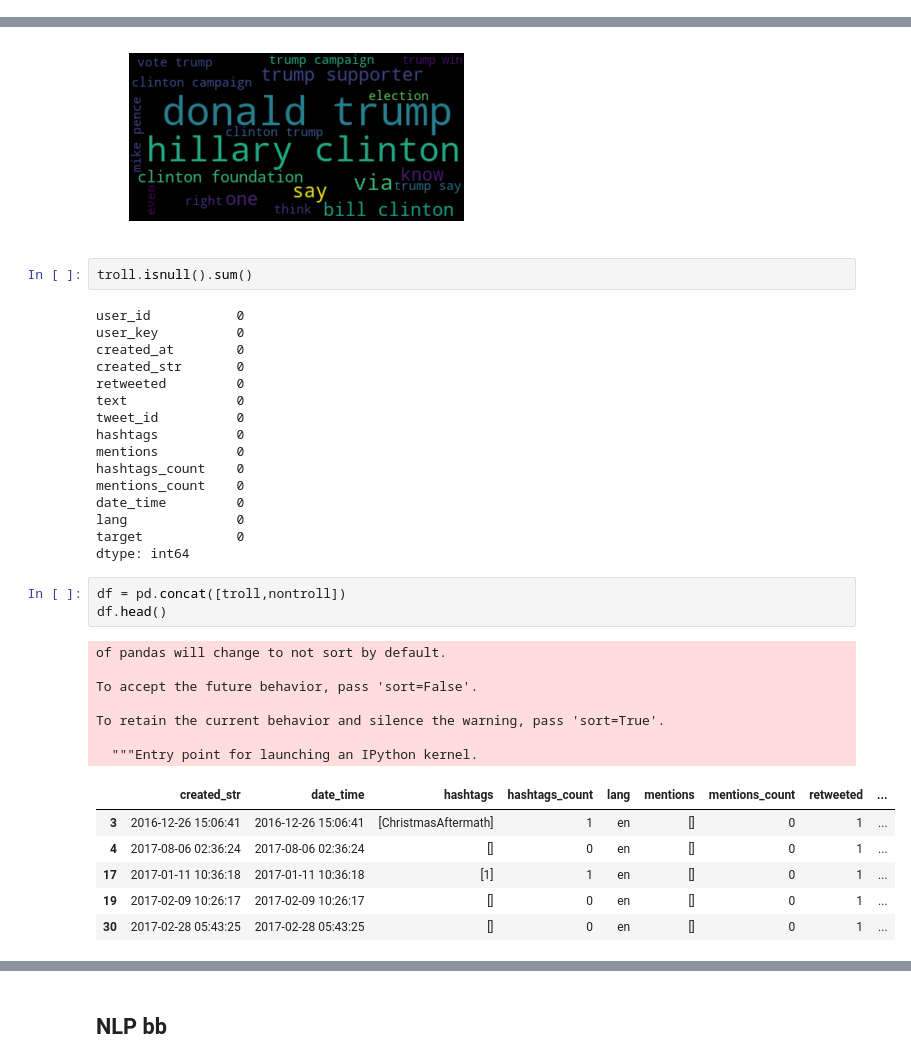
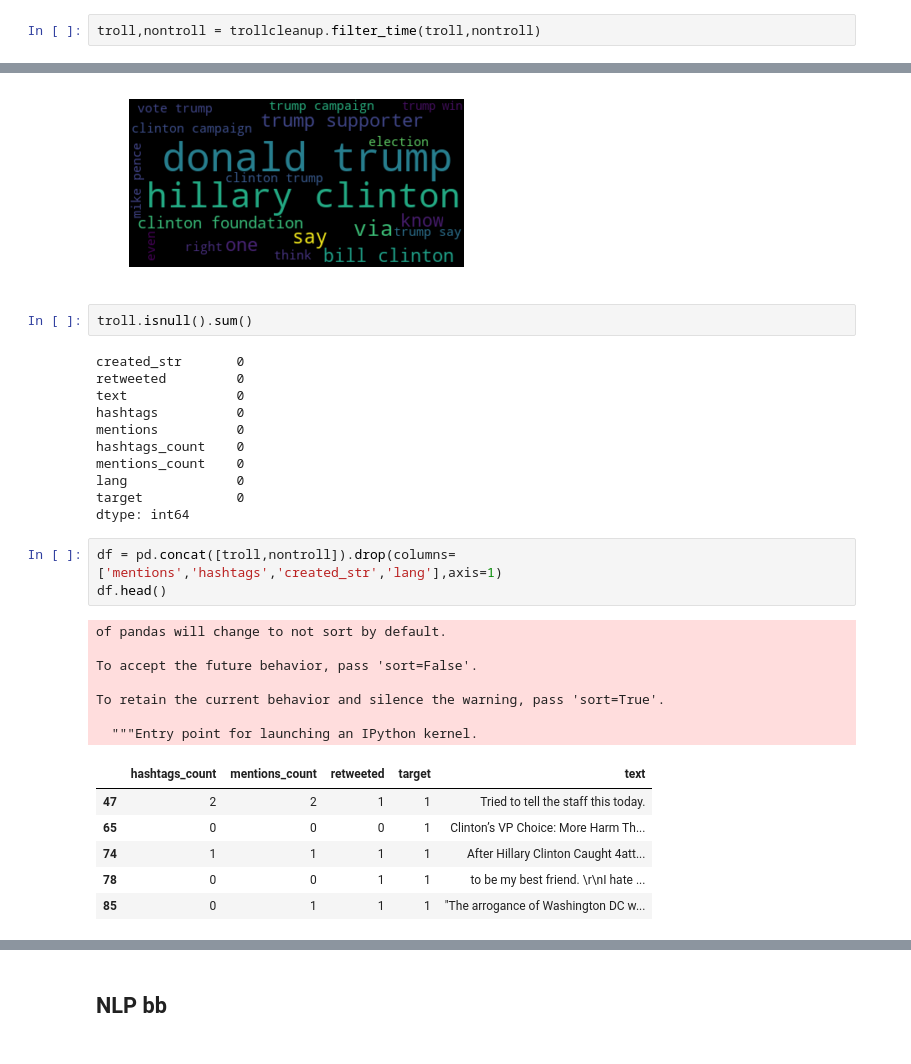
Before and after one commit to vanacorec/Mod3_Project, a Jupyter notebook: AggregateNotebook.ipynb, the cells around one changed output, grey strips where cells are left out. Cells and saved outputs as stored; diff of their text form.

```diff
--- a/AggregateNotebook.ipynb
+++ b/AggregateNotebook.ipynb
@@ -105,0 +105,2 @@ Just English: 37952
+# %%
+troll,nontroll = trollcleanup.filter_time(troll,nontroll)
@@ -132,38 +138,33 @@ nlprocess.create_wordcloud(nontroll_vocab,20)
 # %%
 troll.isnull().sum()
 # %% [output]
-user_id           0
-user_key          0
-created_at        0
 created_str       0
 retweeted         0
 text              0
-tweet_id          0
 hashtags          0
 mentions          0
 hashtags_count    0
 mentions_count    0
-date_time         0
 lang              0
 target            0
 dtype: int64
 # %%
-df = pd.concat([troll,nontroll])
+df = pd.concat([troll,nontroll]).drop(columns=['mentions','hashtags','created_str','lang'],axis=1)
 df.head()
 # %% [output]
 of pandas will change to not sort by default.
 
 To accept the future behavior, pass 'sort=False'.
 
 To retain the current behavior and silence the warning, pass 'sort=True'.
 
   """Entry point for launching an IPython kernel.
-|  | created_str | date_time | hashtags | hashtags_count | lang | mentions | mentions_count | retweeted | ... |
-| 3 | 2016-12-26 15:06:41 | 2016-12-26 15:06:41 | [ChristmasAftermath] | 1 | en | [] | 0 | 1 | ... |
-| 4 | 2017-08-06 02:36:24 | 2017-08-06 02:36:24 | [] | 0 | en | [] | 0 | 1 | ... |
-| 17 | 2017-01-11 10:36:18 | 2017-01-11 10:36:18 | [1] | 1 | en | [] | 0 | 1 | ... |
-| 19 | 2017-02-09 10:26:17 | 2017-02-09 10:26:17 | [] | 0 | en | [] | 0 | 1 | ... |
-| 30 | 2017-02-28 05:43:25 | 2017-02-28 05:43:25 | [] | 0 | en | [] | 0 | 1 | ... |
+|  | hashtags_count | mentions_count | retweeted | target | text |
+| 47 | 2 | 2 | 1 | 1 | Tried to tell the staff this today. |
+| 65 | 0 | 0 | 0 | 1 | Clinton’s VP Choice: More Harm Th... |
+| 74 | 1 | 1 | 1 | 1 | After Hillary Clinton Caught 4att... |
+| 78 | 0 | 0 | 1 | 1 | to be my best friend. \r\nI hate ... |
+| 85 | 0 | 1 | 1 | 1 | "The arrogance of Washington DC w... |
 # %%
 df.tail()
 # %% [output]
```
Also changed, not shown: parts of 24 cells of this notebook, 4 other files.
